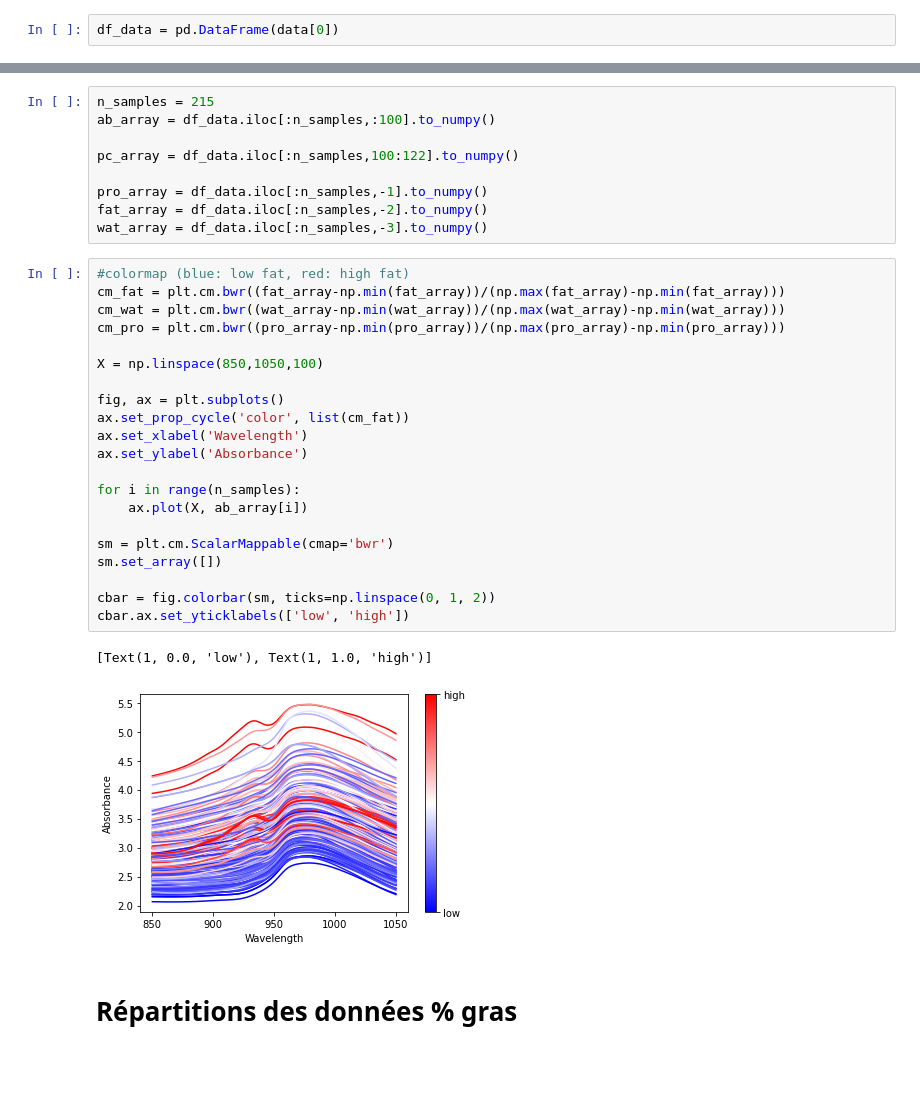
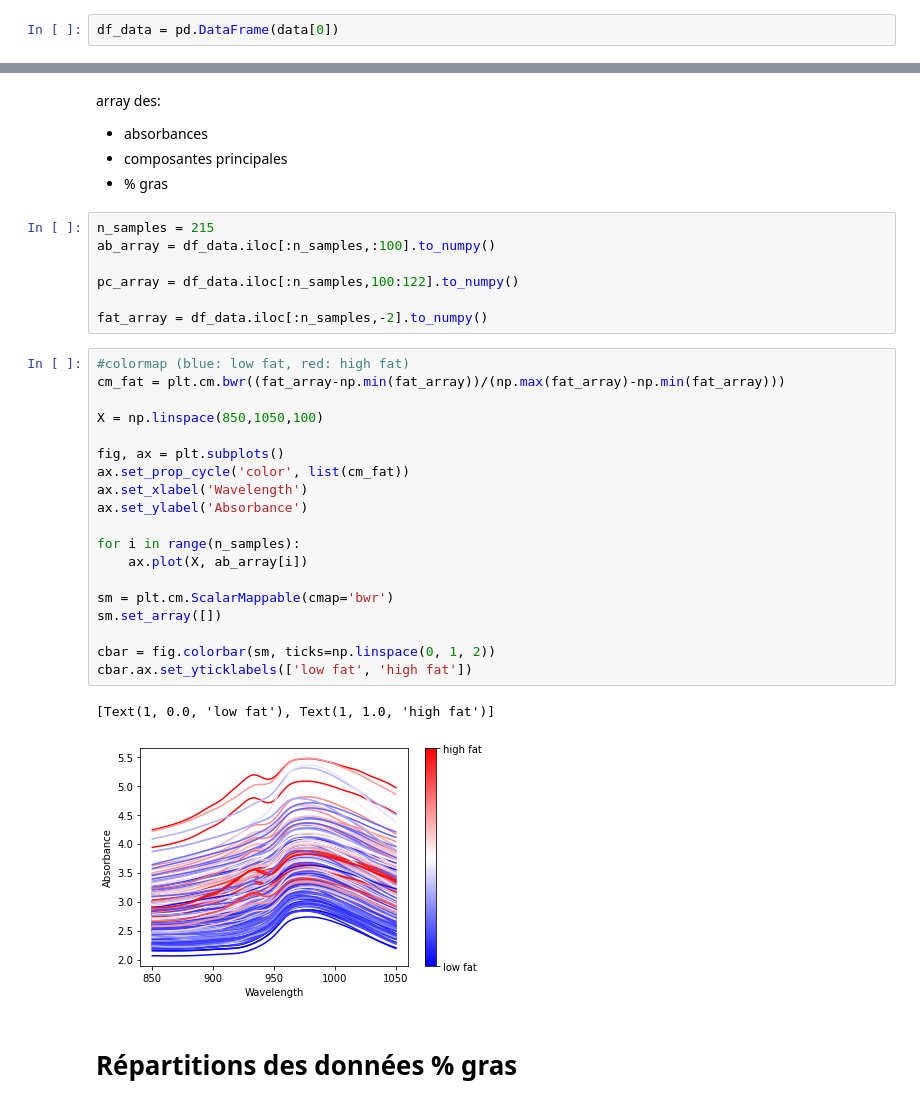
Before and after one commit to rinkelp/tecator, a Jupyter notebook: Analysis.ipynb, the cells around one changed output, grey strips where cells are left out. Drawn from its saved outputs; the diff is of its cells as text; blank space fills up the shorter version.

```diff
--- a/Analysis.ipynb
+++ b/Analysis.ipynb
@@ -36,36 +30,37 @@ df_data
+# %% [markdown]
+array des:
+- absorbances
+- composantes principales
+- % gras
 # %%
 n_samples = 215
 ab_array = df_data.iloc[:n_samples,:100].to_numpy()
 
 pc_array = df_data.iloc[:n_samples,100:122].to_numpy()
 
-pro_array = df_data.iloc[:n_samples,-1].to_numpy()
 fat_array = df_data.iloc[:n_samples,-2].to_numpy()
-wat_array = df_data.iloc[:n_samples,-3].to_numpy()
 # %%
 #colormap (blue: low fat, red: high fat)
 cm_fat = plt.cm.bwr((fat_array-np.min(fat_array))/(np.max(fat_array)-np.min(fat_array)))
-cm_wat = plt.cm.bwr((wat_array-np.min(wat_array))/(np.max(wat_array)-np.min(wat_array)))
-cm_pro = plt.cm.bwr((pro_array-np.min(pro_array))/(np.max(pro_array)-np.min(pro_array)))
 
 X = np.linspace(850,1050,100)
 
 fig, ax = plt.subplots()
 ax.set_prop_cycle('color', list(cm_fat))
 ax.set_xlabel('Wavelength')
 ax.set_ylabel('Absorbance')
 
 for i in range(n_samples):
     ax.plot(X, ab_array[i])
 
 sm = plt.cm.ScalarMappable(cmap='bwr')
 sm.set_array([])
 
 cbar = fig.colorbar(sm, ticks=np.linspace(0, 1, 2))
-cbar.ax.set_yticklabels(['low', 'high'])
+cbar.ax.set_yticklabels(['low fat', 'high fat'])
 # %% [output]
-[Text(1, 0.0, 'low'), Text(1, 1.0, 'high')]
+[Text(1, 0.0, 'low fat'), Text(1, 1.0, 'high fat')]
-[figure, old version]
+[figure, new version]
 # %% [markdown]
 # Répartitions des données % gras
 # %%
```
Also changed, not shown: parts of 136 cells of this notebook.
